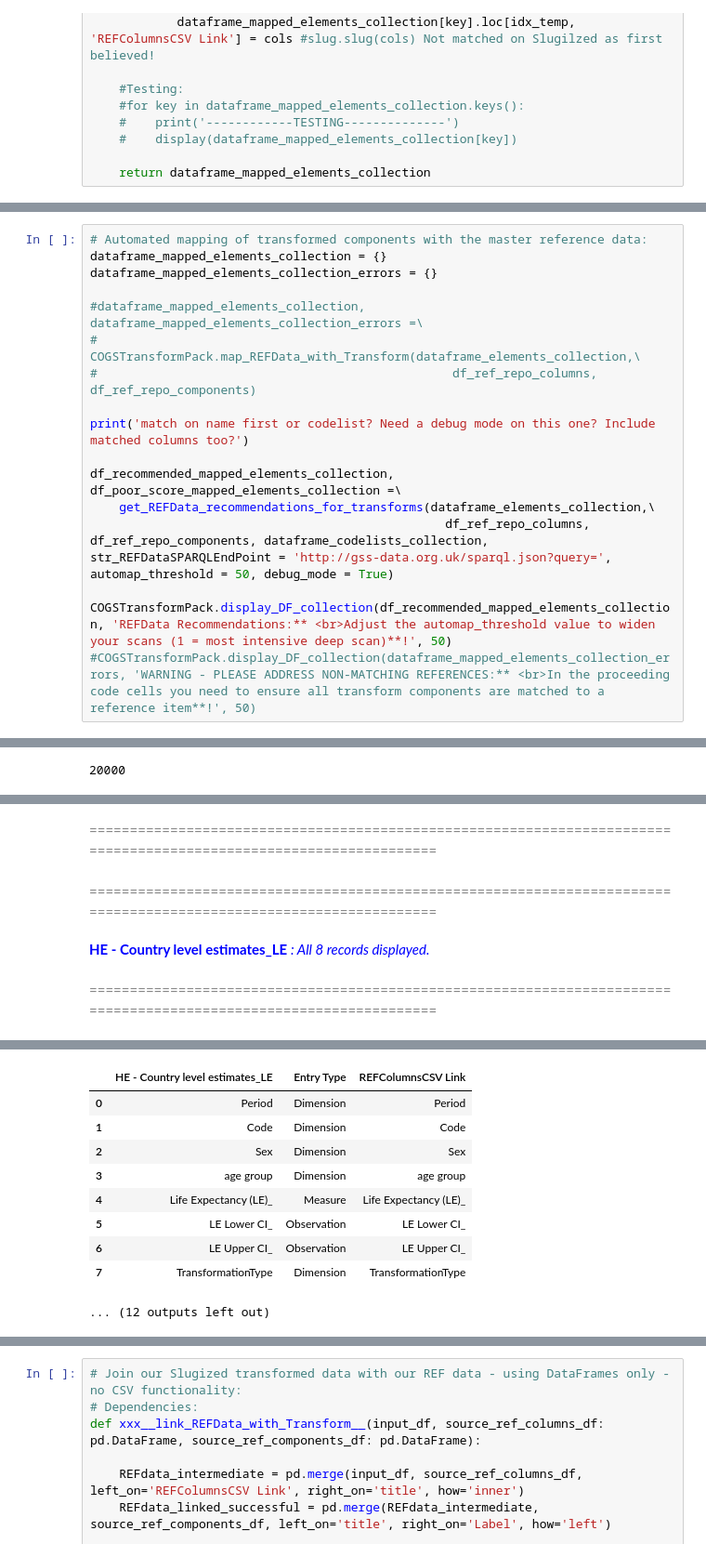
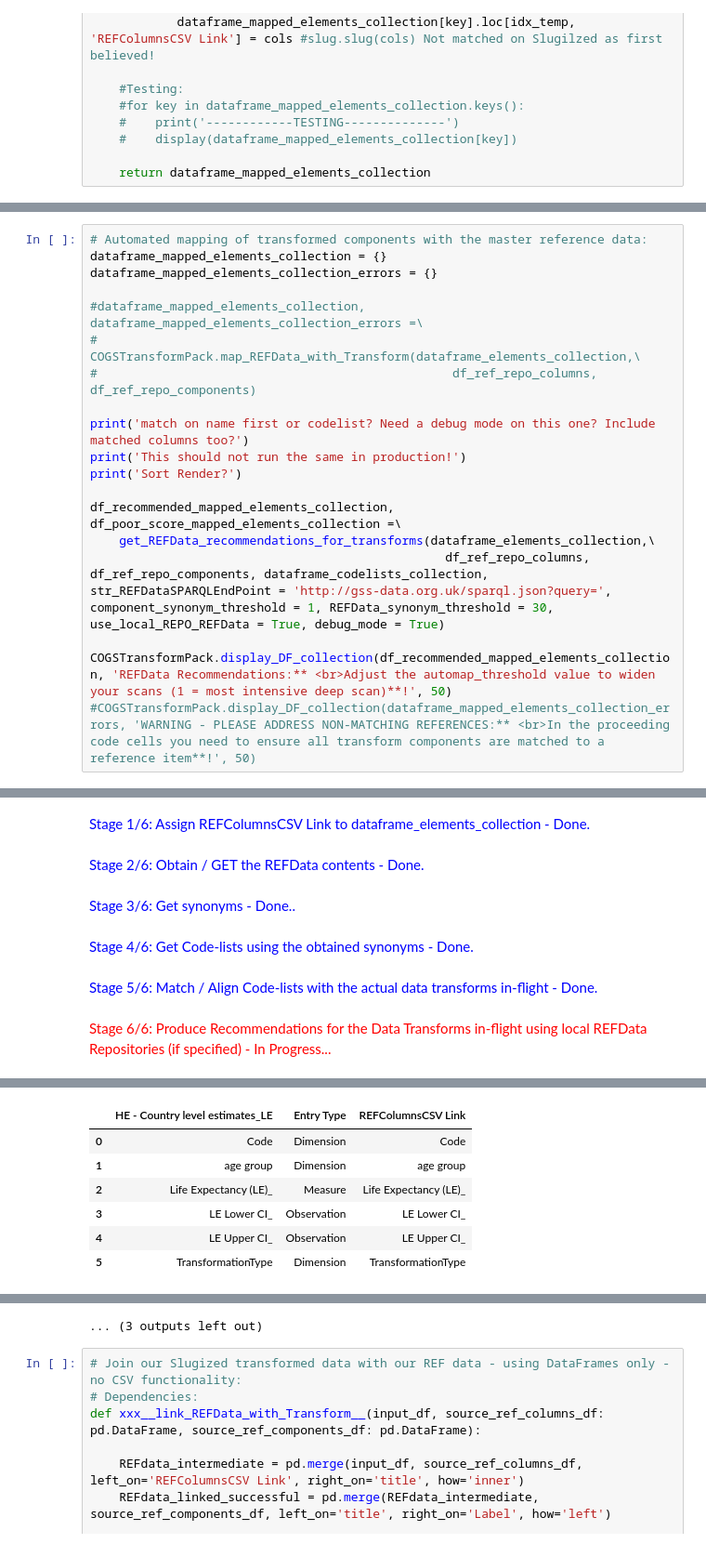
Before and after one commit to GSS-Cogs/end-to-end-usingcsvw, a Jupyter notebook: End-2-End-COGS-NBv2-2-0.ipynb, the cells around one changed output, grey strips where cells are left out. Shown at 93% size. Saved outputs shown, nothing was run; the diff lists cells and outputs as text.

Commit message:
Staging Repo push - code in progress - efficiency and simplifying.

```diff
--- a/End-2-End-COGS-NBv2-2-0.ipynb
+++ b/End-2-End-COGS-NBv2-2-0.ipynb
@@ -911,10 +819,12 @@ dataframe_mapped_elements_collection_errors = {}
 #                                                 df_ref_repo_columns, df_ref_repo_components)
 
 print('match on name first or codelist? Need a debug mode on this one? Include matched columns too?')
+print('This should not run the same in production!')
+print('Sort Render?')
 
 df_recommended_mapped_elements_collection, df_poor_score_mapped_elements_collection =\
     get_REFData_recommendations_for_transforms(dataframe_elements_collection,\
-                                                 df_ref_repo_columns, df_ref_repo_components, dataframe_codelists_collection, str_REFDataSPARQLEndPoint = 'http://gss-data.org.uk/sparql.json?query=', automap_threshold = 50, debug_mode = True)
+                                                 df_ref_repo_columns, df_ref_repo_components, dataframe_codelists_collection, str_REFDataSPARQLEndPoint = 'http://gss-data.org.uk/sparql.json?query=', component_synonym_threshold = 1, REFData_synonym_threshold = 30, use_local_REPO_REFData = True, debug_mode = True)
 
 COGSTransformPack.display_DF_collection(df_recommended_mapped_elements_collection, 'REFData Recommendations:** <br>Adjust the automap_threshold value to widen your scans (1 = most intensive deep scan)**!', 50)
 #COGSTransformPack.display_DF_collection(dataframe_mapped_elements_collection_errors, 'WARNING - PLEASE ADDRESS NON-MATCHING REFERENCES:** <br>In the proceeding code cells you need to ensure all transform components are matched to a reference item**!', 50)
@@ -970,3 +832,2 @@ True
-20000
 <span style='color:Grey'>
 ===================================================================================================================</span>
@@ -974,5 +836,6 @@ True
-<span style='color:Grey'>===================================================================================================================</span>
+<span style='color:Blue'>Stage 1/6: Assign REFColumnsCSV Link to dataframe_elements_collection -  Done.</span>
-<span style='color:Grey'>
-===================================================================================================================</span>
+<span style='color:Blue'>Stage 2/6: Obtain / GET the REFData contents -  Done.</span>
-<span style='color:Blue'>**HE - Country level estimates_LE** *: All 8 records displayed.*</span>
+<span style='color:Blue'>Stage 3/6: Get synonyms -  Done..</span>
-<span style='color:Grey'>===================================================================================================================</span>
+<span style='color:Blue'>Stage 4/6: Get Code-lists using the obtained synonyms -  Done.</span>
+<span style='color:Blue'>Stage 5/6: Match / Align Code-lists with the actual data transforms in-flight -  Done.</span>
+<span style='color:Red'>Stage 6/6: Produce Recommendations for the Data Transforms in-flight using local REFData Repositories (if specified) -  In Progress...</span>
@@ -979,10 +845,7 @@ True
 |  | HE - Country level estimates_LE | Entry Type | REFColumnsCSV Link |
-| 0 | Period | Dimension | Period |
-| 1 | Code | Dimension | Code |
-| 2 | Sex | Dimension | Sex |
-| 3 | age group | Dimension | age group |
-| 4 | Life Expectancy (LE)_ | Measure | Life Expectancy (LE)_ |
-| 5 | LE Lower CI_ | Observation | LE Lower CI_ |
-| 6 | LE Upper CI_ | Observation | LE Upper CI_ |
-| 7 | TransformationType | Dimension | TransformationType |
+| 0 | Code | Dimension | Code |
+| 1 | age group | Dimension | age group |
+| 2 | Life Expectancy (LE)_ | Measure | Life Expectancy (LE)_ |
+| 3 | LE Lower CI_ | Observation | LE Lower CI_ |
+| 4 | LE Upper CI_ | Observation | LE Upper CI_ |
+| 5 | TransformationType | Dimension | TransformationType |
-... (12 outputs left out)
@@ -989,3 +855,4 @@ True
+... (3 outputs left out)
 # %%
 # Join our Slugized transformed data with our REF data - using DataFrames only - no CSV functionality:
 # Dependencies:
```
Also changed, not shown: parts of 14 cells of this notebook.
